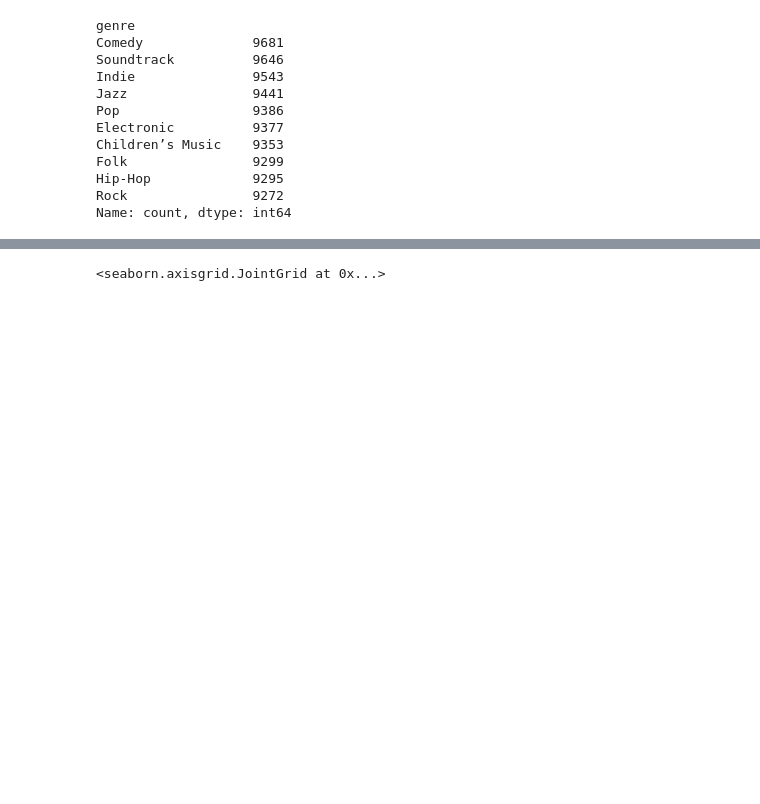
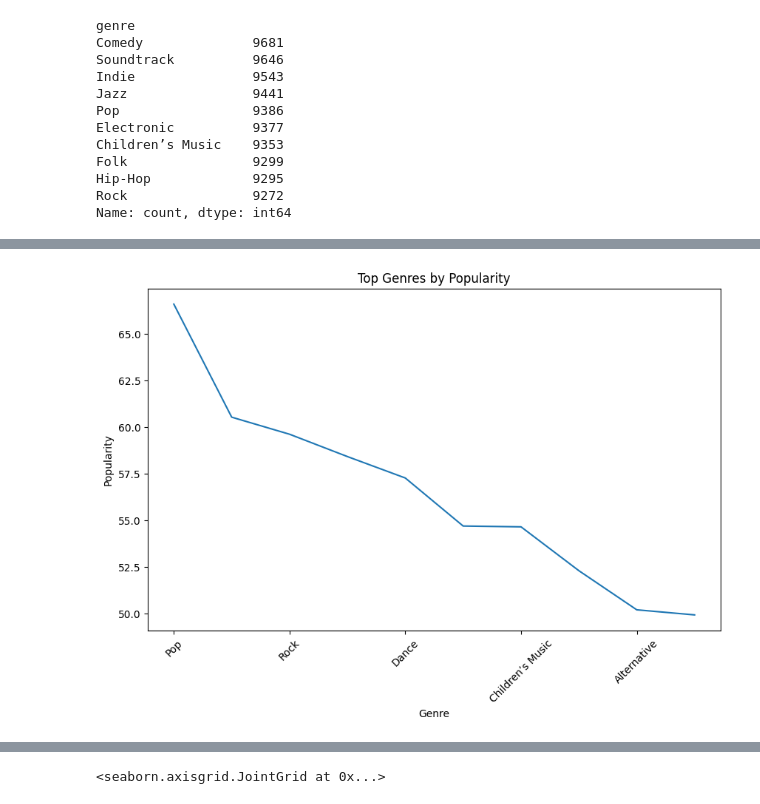
Before and after one commit to patrickaxinte/spp_spotify, a Jupyter notebook: spp_spotify.ipynb, the cells around one changed output, grey strips where cells are left out. Cells and saved outputs as stored; diff of their text form; code cells hidden in the pictures; blank space fills up the shorter version.

```diff
--- a/spp_spotify.ipynb
+++ b/spp_spotify.ipynb
@@ -226,0 +265,20 @@ Name: popularity, dtype: float64
+# %%
+import pandas as pd
+import matplotlib.pyplot as plt
+
+# Group by artist and calculate mean popularity
+grouped_df = df.groupby('genre')['popularity'].mean()
+
+# Get the top artists by popularity
+top_genres = grouped_df.nlargest(10)
+
+# Plot
+plt.figure(figsize=(10, 6))
+top_genres.plot(kind='line')
+plt.xlabel('Genre')
+plt.ylabel('Popularity')
+plt.title('Top Genres by Popularity')
+plt.xticks(rotation=45)
+plt.show()
+# %% [output]
+[figure, added]
```
Also changed, not shown: parts of 53 cells of this notebook, 2 other files.
